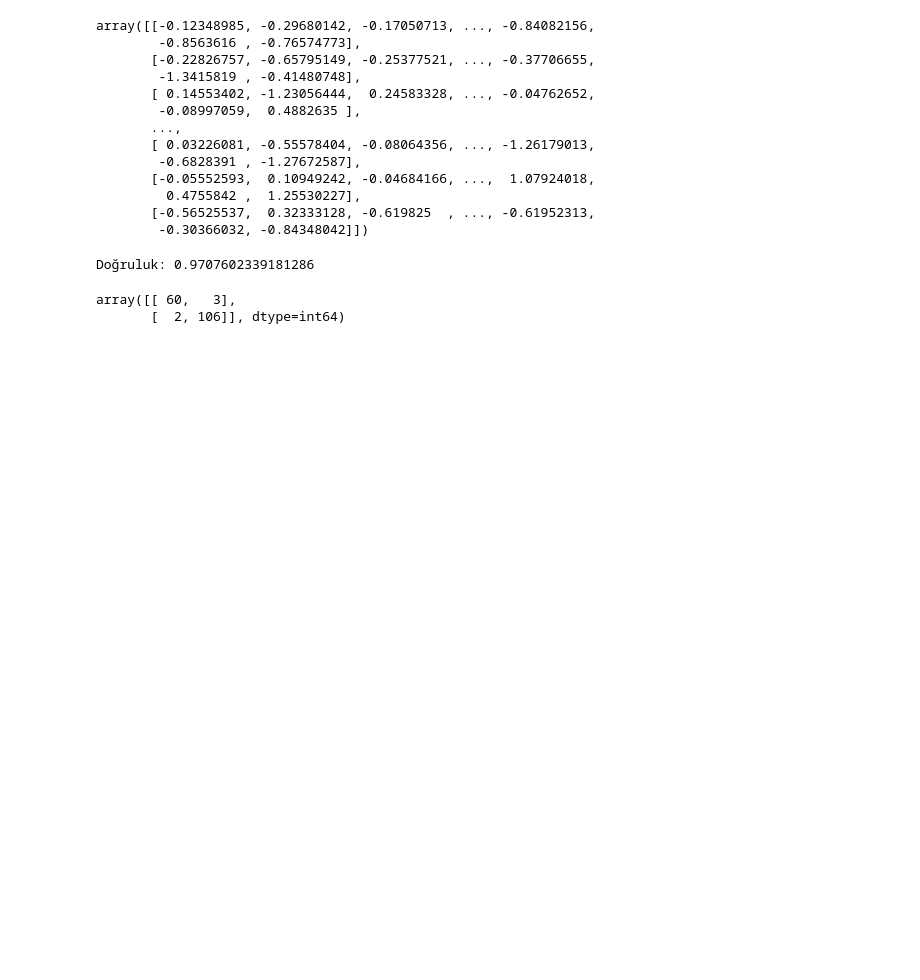
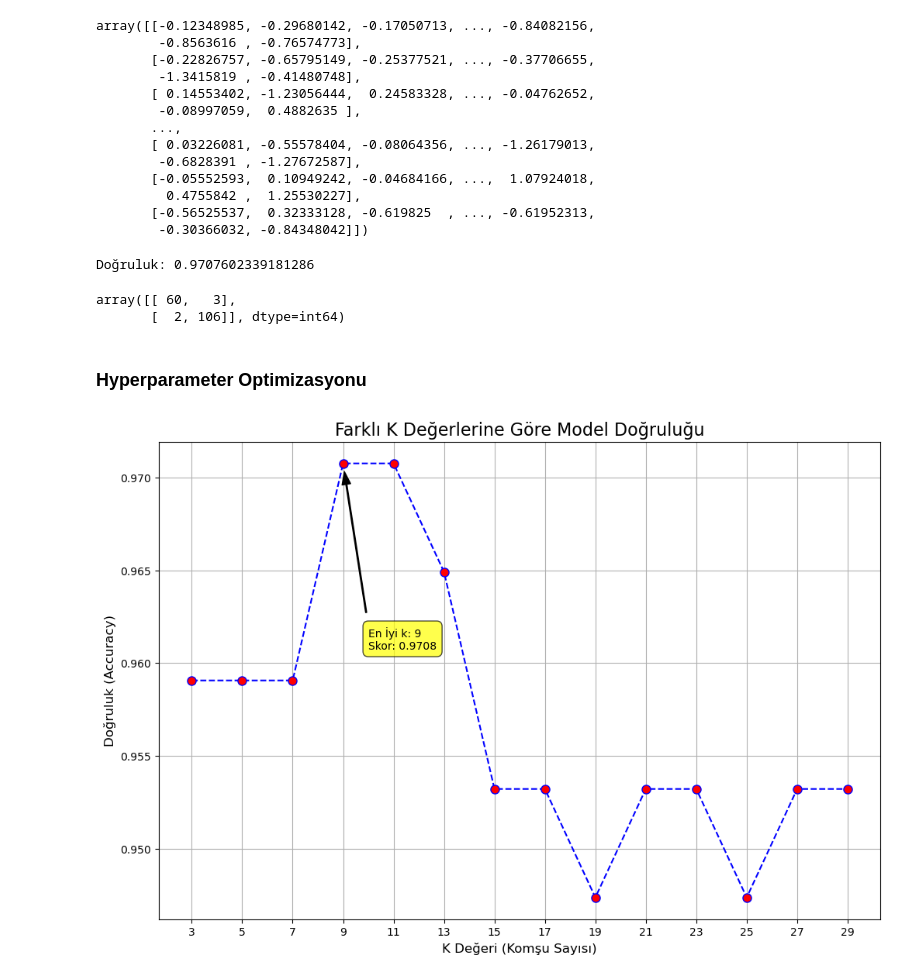
Before and after one commit to Tahir1072a/Python_Not_Defteri, a Jupyter notebook: src/ML/K_NN Algorithm.ipynb, the cells around one changed output. Drawn from its saved outputs; the diff is of its cells as text; code cells hidden in the pictures; blank space fills up the shorter version.

```diff
--- a/src/ML/K_NN Algorithm.ipynb
+++ b/src/ML/K_NN Algorithm.ipynb
@@ -98,3 +99,47 @@ conf_matrix
 Doğruluk: 0.9707602339181286
 array([[ 60,   3],
        [  2, 106]], dtype=int64)
+# %% [markdown]
+### Hyperparameter Optimizasyonu
+# %%
+import matplotlib.pyplot as plt
+import numpy as np
+
+scores = []
+k_values = range(3, 30, 2)
+for k in k_values:
+    knn_ = KNeighborsClassifier(n_neighbors=k)
+    knn_.fit(X_train, y_train)
+
+    y_pred = knn_.predict(X=X_test)
+    score = accuracy_score(y_pred=y_pred, y_true=y_test)
+    scores.append(score)
+
+plt.figure(figsize=(12, 8))
+plt.plot(k_values, scores, color="blue", linestyle="dashed", marker="o", markerfacecolor="red", markersize=8)
+
+# En iyi skoru ve karşılık gelen k değerini bulma
+best_score_index = np.argmax(scores)
+best_k = k_values[best_score_index]
+best_accuracy = scores[best_score_index]
+
+# En iyi skoru grafikte işaretleme
+plt.annotate(
+    f'En İyi k: {best_k}\nSkor: {best_accuracy:.4f}',
+    xy=(best_k, best_accuracy),
+    xytext=(best_k + 1, best_accuracy - 0.01), # Metnin konumu
+    arrowprops=dict(facecolor='black', shrink=0.05, width=1, headwidth=8),
+    bbox=dict(boxstyle="round,pad=0.5", fc="yellow", ec="k", lw=1, alpha=0.7)
+)
+
+# Eksenleri ve başlığı isimlendirme
+plt.title('Farklı K Değerlerine Göre Model Doğruluğu', fontsize=16)
+plt.xlabel('K Değeri (Komşu Sayısı)', fontsize=12)
+plt.ylabel('Doğruluk (Accuracy)', fontsize=12)
+
+# Eksenlerin başlangıç ve bitiş değerlerini ayarlama
+plt.xticks(k_values)
+plt.grid(True) # Izgara ekleme
+plt.show() # Grafiği gösterme
+# %% [output]
+[figure, added]
```
Also changed, not shown: parts of 1 cell of this notebook, 1 other file.
